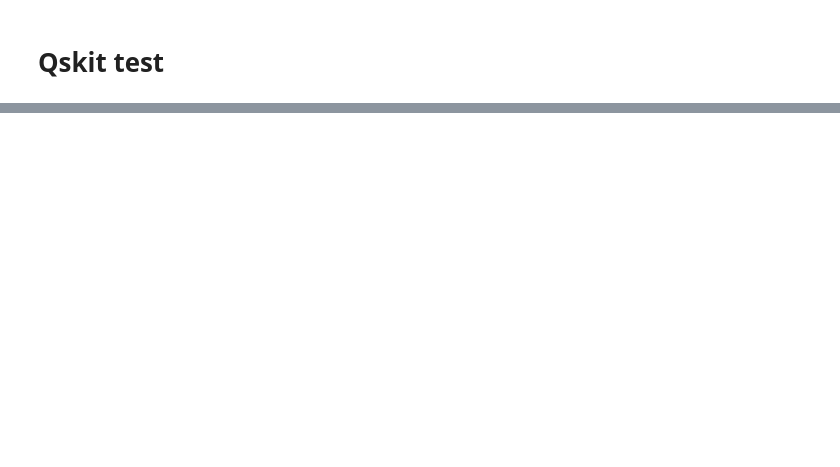
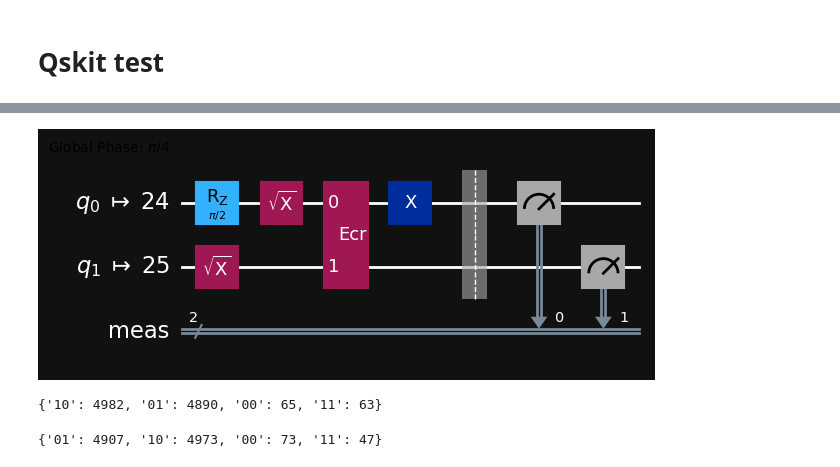
Before and after one commit to TheLittleRock/VQE-Test, a Jupyter notebook: Qskit Test.ipynb, the cells around one changed output, grey strips where cells are left out. Cells and saved outputs as stored; diff of their text form; code cells hidden in the pictures; blank space fills up the shorter version.

```diff
--- a/Qskit Test.ipynb
+++ b/Qskit Test.ipynb
@@ -53,0 +111,34 @@ qc.draw('mpl')
+# %%
+#backend = FakeSherbrooke()
+#backend = AerSimulator()
+#backend = FakeGeneva()
+#backend = FakeKyoto()
+#backend = FakeBrisbane()
+backend = FakeOsaka()
+
+backend_answer = backend
+optimization_level_answer = 2
+pm = generate_preset_pass_manager(backend=backend_answer,optimization_level=optimization_level_answer)
+isa_circuit = pm.run(qc2)
+
+pub = (isa_circuit)
+
+isa_circuit.draw('mpl', idle_wires=False, style = my_style)
+# %% [output]
+[figure, added]
+# %%
+with Session(backend=backend) as session:
+    sampler = Sampler(mode=session)
+
+    result = sampler.run(pubs=[pub], shots=10000).result()
+    print(result[0].data.meas.get_counts())
+# %% [output]
+{'10': 4982, '01': 4890, '00': 65, '11': 63}
+# %%
+options = None #options = {"simulator": {"seed_simulator": 42}}
+sampler = Sampler(mode=backend, options=options)
+
+result = sampler.run(pubs=[pub], shots=10000).result()
+print(result[0].data.meas.get_counts())
+# %% [output]
+{'01': 4907, '10': 4973, '00': 73, '11': 47}
```
Also changed, not shown: parts of 12 cells of this notebook, 1 other file.
